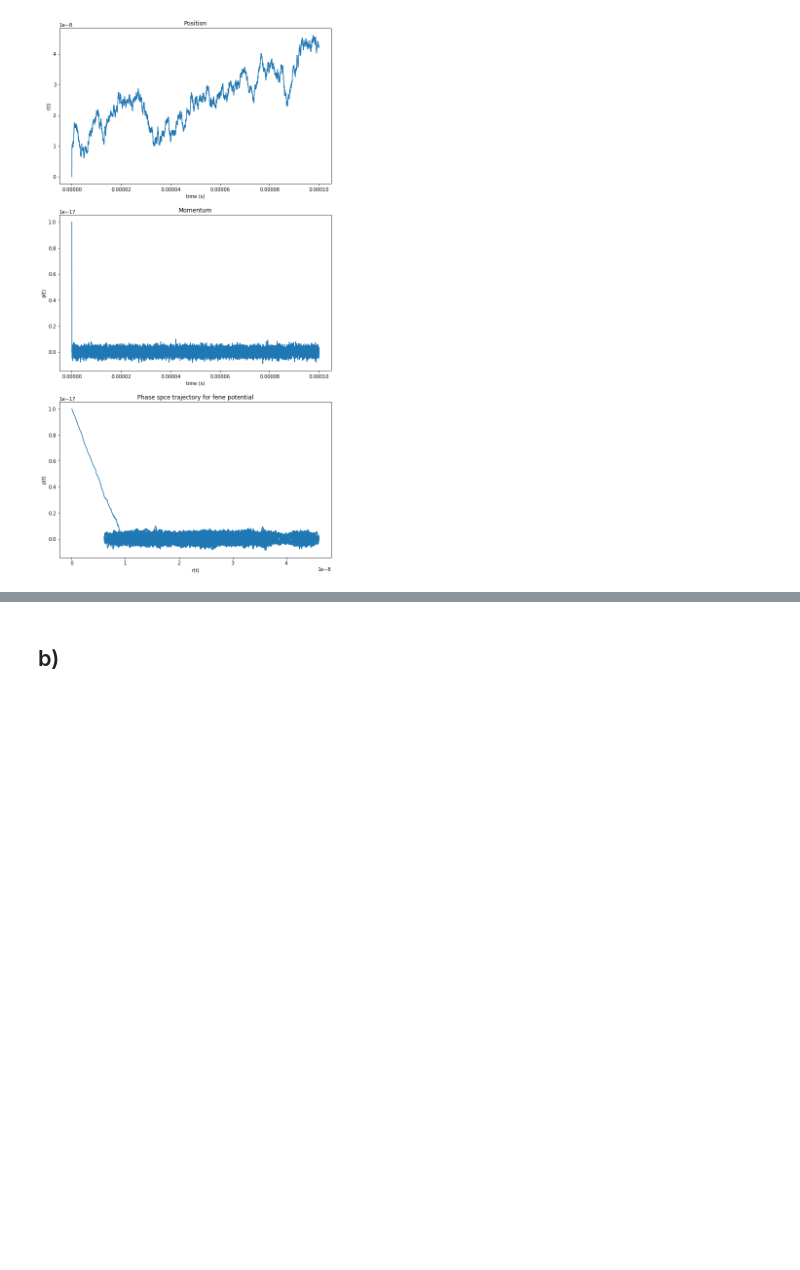
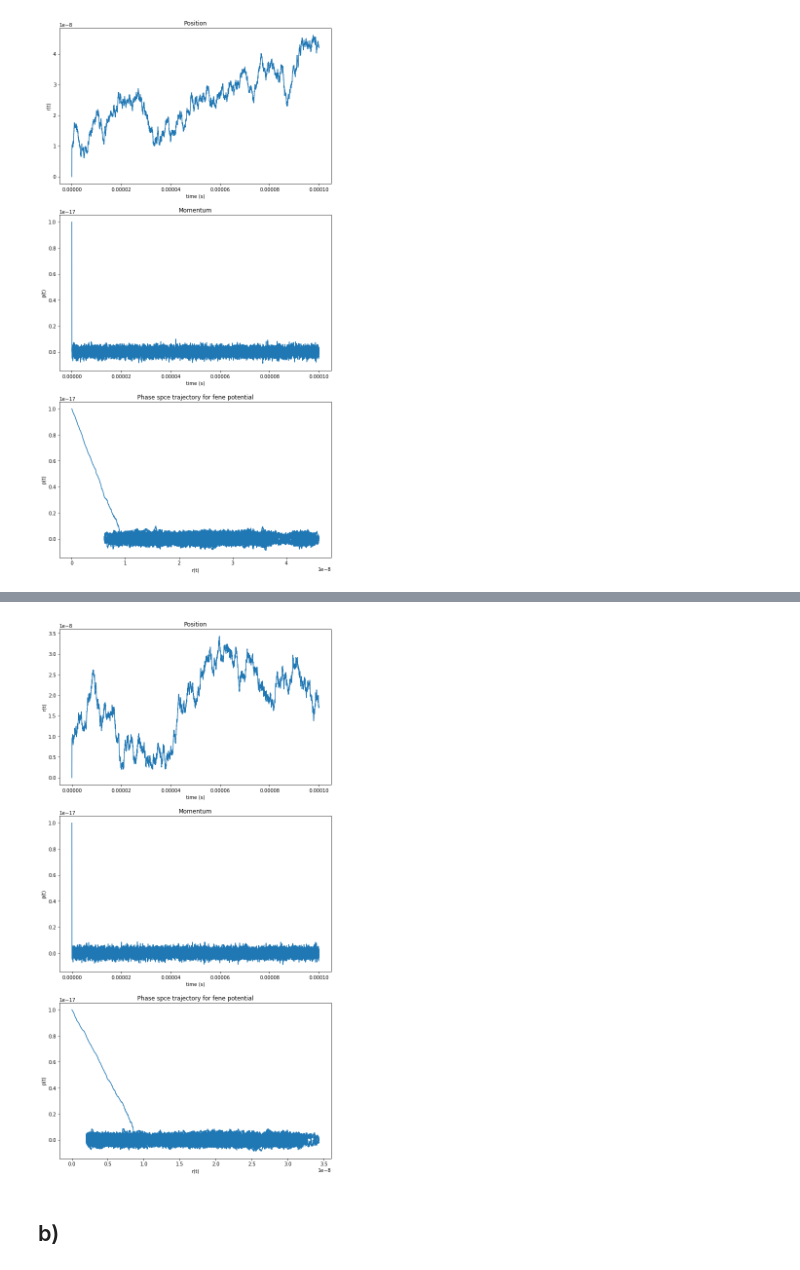
Before and after one commit to evabertalan/comp_physics, a Jupyter notebook: 3/3_Langevin equation.ipynb, the cells around one changed output, grey strips where cells are left out. Cells and saved outputs as stored; diff of their text form; code cells hidden in the pictures; blank space fills up the shorter version.

```diff
--- a/3/3_Langevin equation.ipynb
+++ b/3/3_Langevin equation.ipynb
@@ -107,3 +152,9 @@ fene_langevin.plot()
+# %%
+fene_langevin_under = Langevin(parameters3, pot_method='fene')
+fene_under = fene_langevin_under.solve(t_span, dt, p_0, r_0)
+fene_langevin_under.plot()
+# %% [output]
+[figure, added]
 # %% [markdown]
 ## b)
 # %% [markdown]
```
Also changed, not shown: parts of 7 cells of this notebook.
